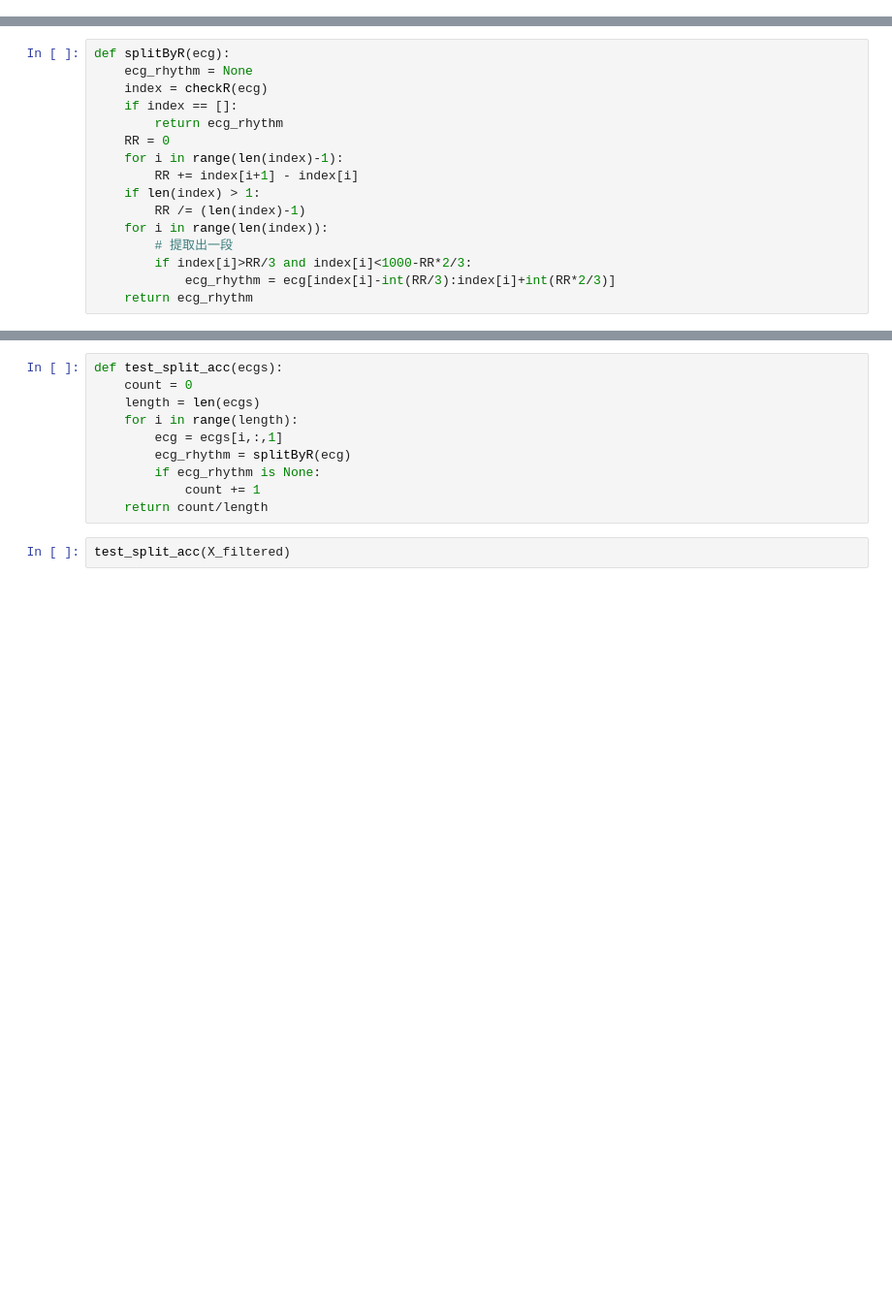
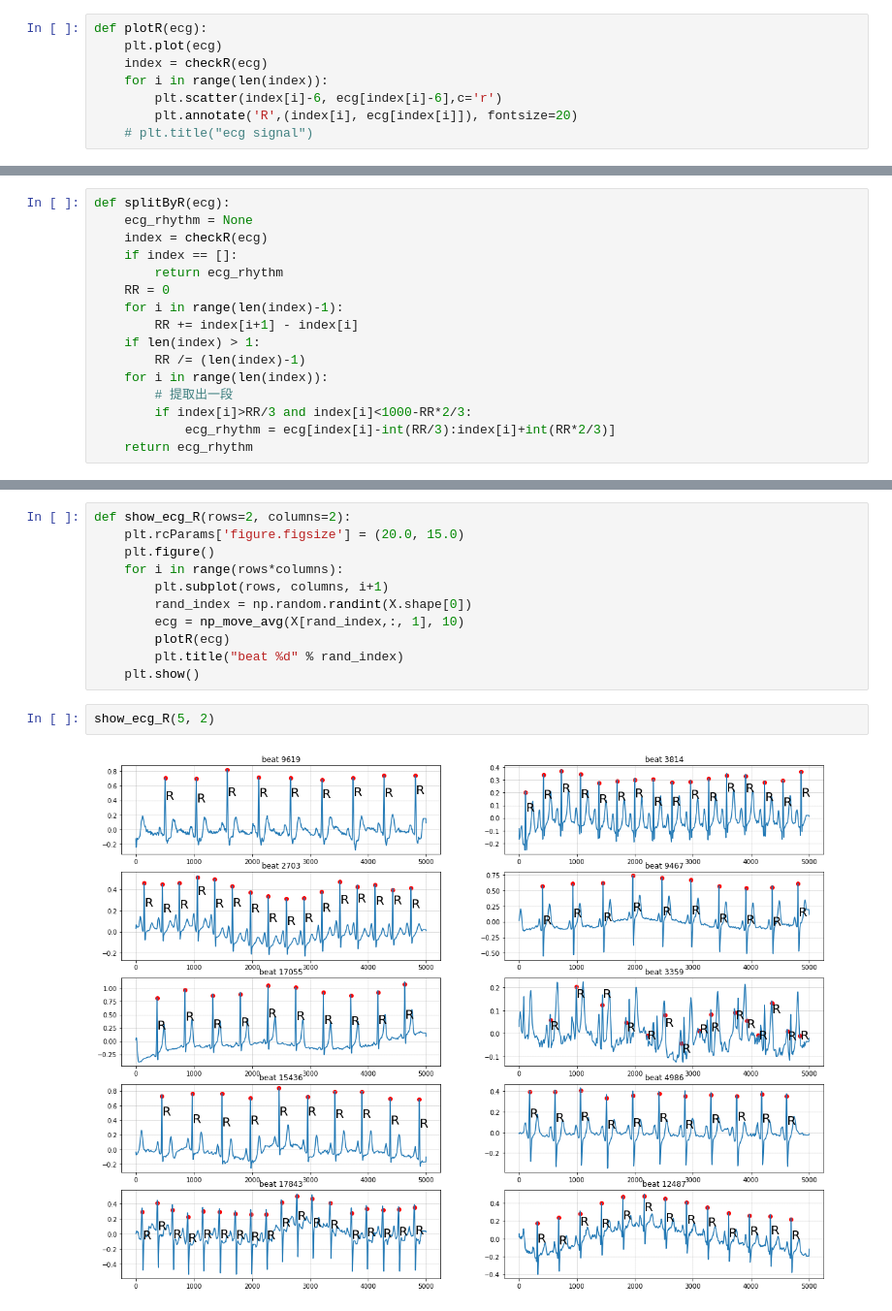
Before and after one commit to madao33/ECG-Classfier, a Jupyter notebook: code/dataPreprocessVer2.ipynb, the cells around one changed output, grey strips where cells are left out. Shown at 97% size. Cells and saved outputs as stored; diff of their text form; blank space fills up the shorter version.

```diff
--- a/code/dataPreprocessVer2.ipynb
+++ b/code/dataPreprocessVer2.ipynb
@@ -235,4 +217,12 @@ def checkR(ecg):
                 index.append(i)
                 threshold_val = threshold_val*0.5+ecg_diff[i]*0.2
     return np.array(index)
+# %%
+def plotR(ecg):
+    plt.plot(ecg)
+    index = checkR(ecg)
+    for i in range(len(index)):
+        plt.scatter(index[i]-6, ecg[index[i]-6],c='r')
+        plt.annotate('R',(index[i], ecg[index[i]]), fontsize=20)
+    # plt.title("ecg signal")
 # %%
@@ -302,12 +292,15 @@ show_ecg_beat(5, 2)
-# %%
-def test_split_acc(ecgs):
-    count = 0
-    length = len(ecgs)
-    for i in range(length):
-        ecg = ecgs[i,:,1]
-        ecg_rhythm = splitByR(ecg)
-        if ecg_rhythm is None:
-            count += 1
-    return count/length
-# %%
-test_split_acc(X_filtered)
+# %%
+def show_ecg_R(rows=2, columns=2):
+    plt.rcParams['figure.figsize'] = (20.0, 15.0)
+    plt.figure()
+    for i in range(rows*columns):
+        plt.subplot(rows, columns, i+1)
+        rand_index = np.random.randint(X.shape[0])
+        ecg = np_move_avg(X[rand_index,:, 1], 10)
+        plotR(ecg)
+        plt.title("beat %d" % rand_index)
+    plt.show()
+# %%
+show_ecg_R(5, 2)
+# %% [output]
+[figure, added]
```
Also changed, not shown: parts of 9 cells of this notebook.
